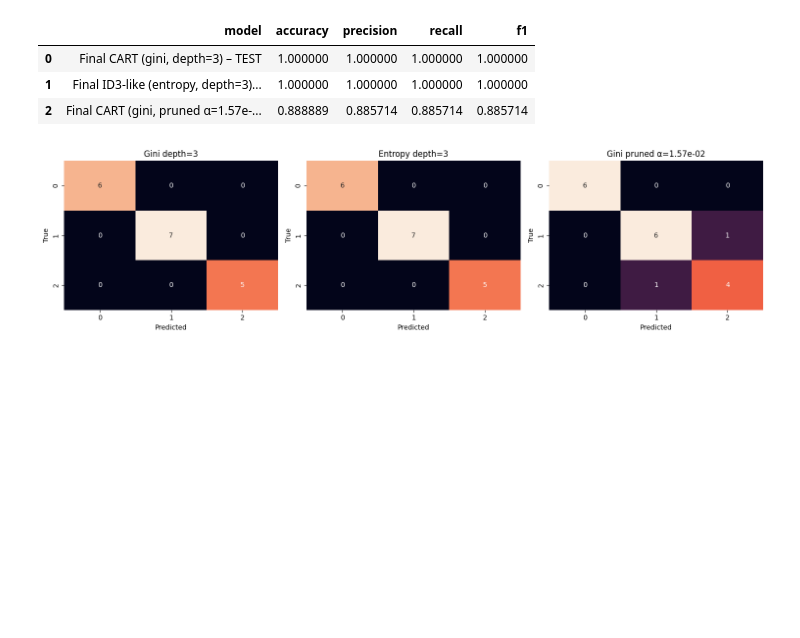
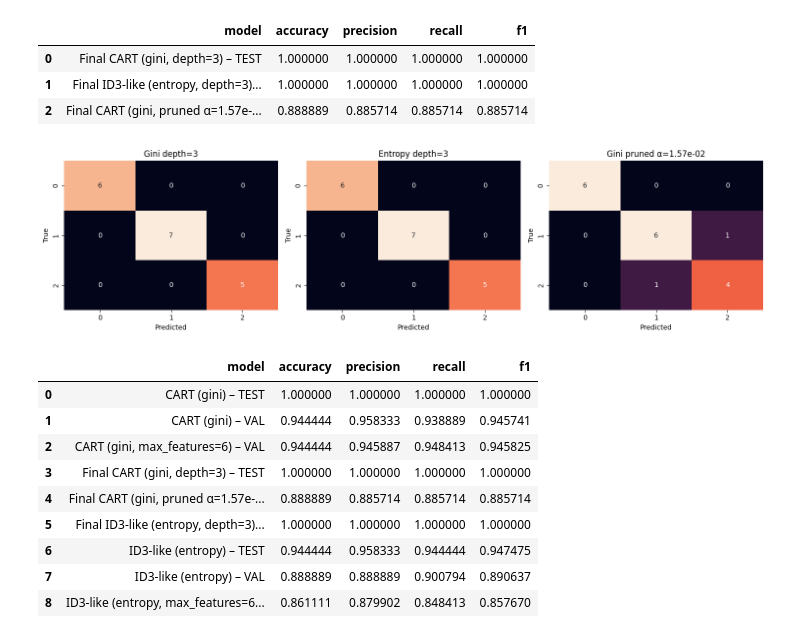
Before and after one commit to jaivanshchawla/ML-LAB-FUN, a Jupyter notebook: LAB 5/DT.ipynb, the cells around one changed output. Saved outputs shown, nothing was run; the diff lists cells and outputs as text; code cells hidden in the pictures; blank space fills up the shorter version.

```diff
--- a/LAB 5/DT.ipynb
+++ b/LAB 5/DT.ipynb
@@ -174,3 +174,23 @@ for ax, (name, model) in zip(axes, models.items()):
 plt.tight_layout(); plt.show()
 # %% [output]
 [figure]
+# %%
+# One-liner: Aggregate and display a single comparative table across settings.
+comp = pd.concat([
+    pd.DataFrame(results),
+    pd.DataFrame(final_results)
+], ignore_index=True)
+
+comp = comp[["model","accuracy","precision","recall","f1"]].sort_values(by=["model"]).reset_index(drop=True)
+comp
+# %% [output]
+|  | model | accuracy | precision | recall | f1 |
+| 0 | CART (gini) – TEST | 1.000000 | 1.000000 | 1.000000 | 1.000000 |
+| 1 | CART (gini) – VAL | 0.944444 | 0.958333 | 0.938889 | 0.945741 |
+| 2 | CART (gini, max_features=6) – VAL | 0.944444 | 0.945887 | 0.948413 | 0.945825 |
+| 3 | Final CART (gini, depth=3) – TEST | 1.000000 | 1.000000 | 1.000000 | 1.000000 |
+| 4 | Final CART (gini, pruned α=1.57e-... | 0.888889 | 0.885714 | 0.885714 | 0.885714 |
+| 5 | Final ID3-like (entropy, depth=3)... | 1.000000 | 1.000000 | 1.000000 | 1.000000 |
+| 6 | ID3-like (entropy) – TEST | 0.944444 | 0.958333 | 0.944444 | 0.947475 |
+| 7 | ID3-like (entropy) – VAL | 0.888889 | 0.888889 | 0.900794 | 0.890637 |
+| 8 | ID3-like (entropy, max_features=6... | 0.861111 | 0.879902 | 0.848413 | 0.857670 |
```
